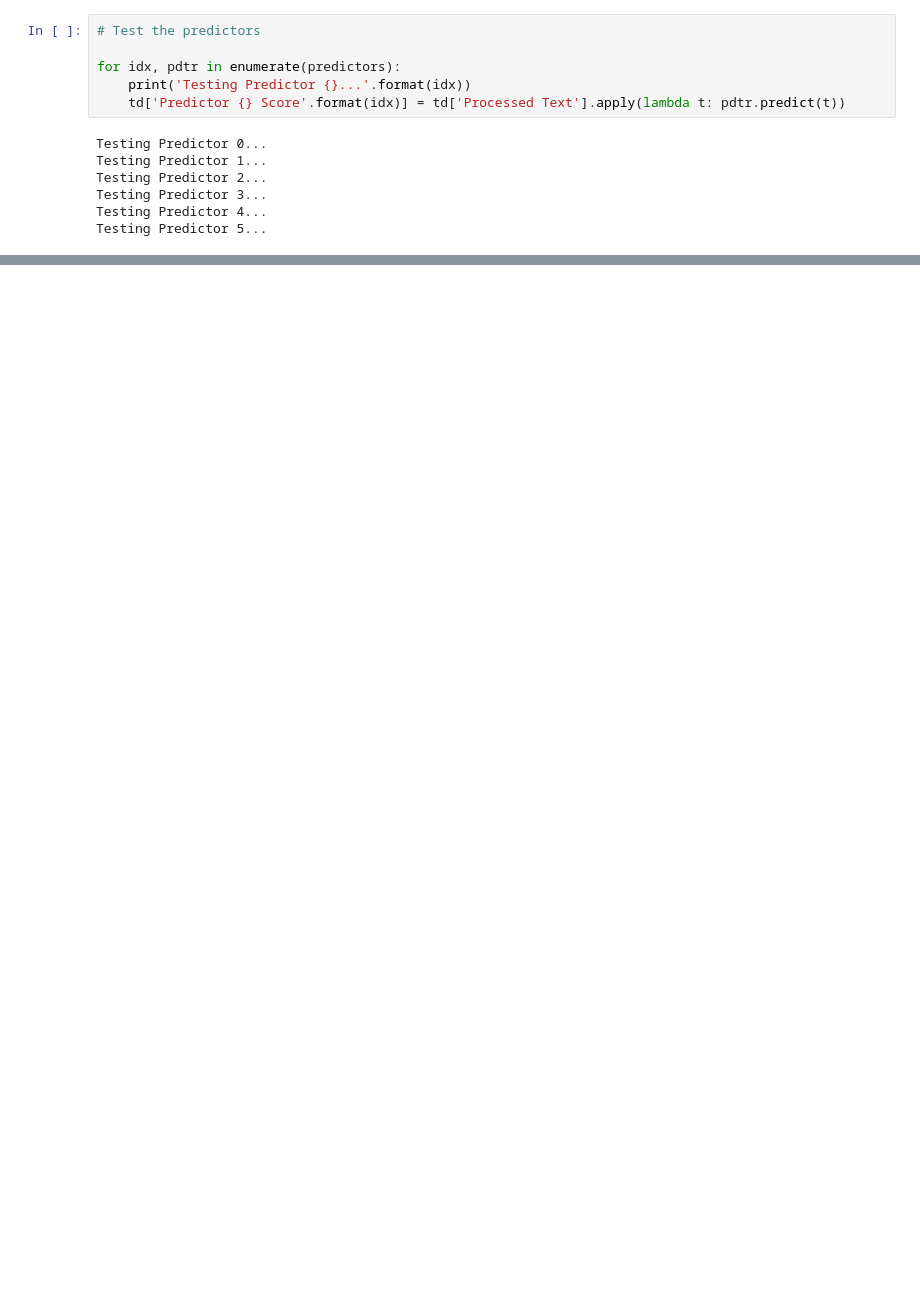
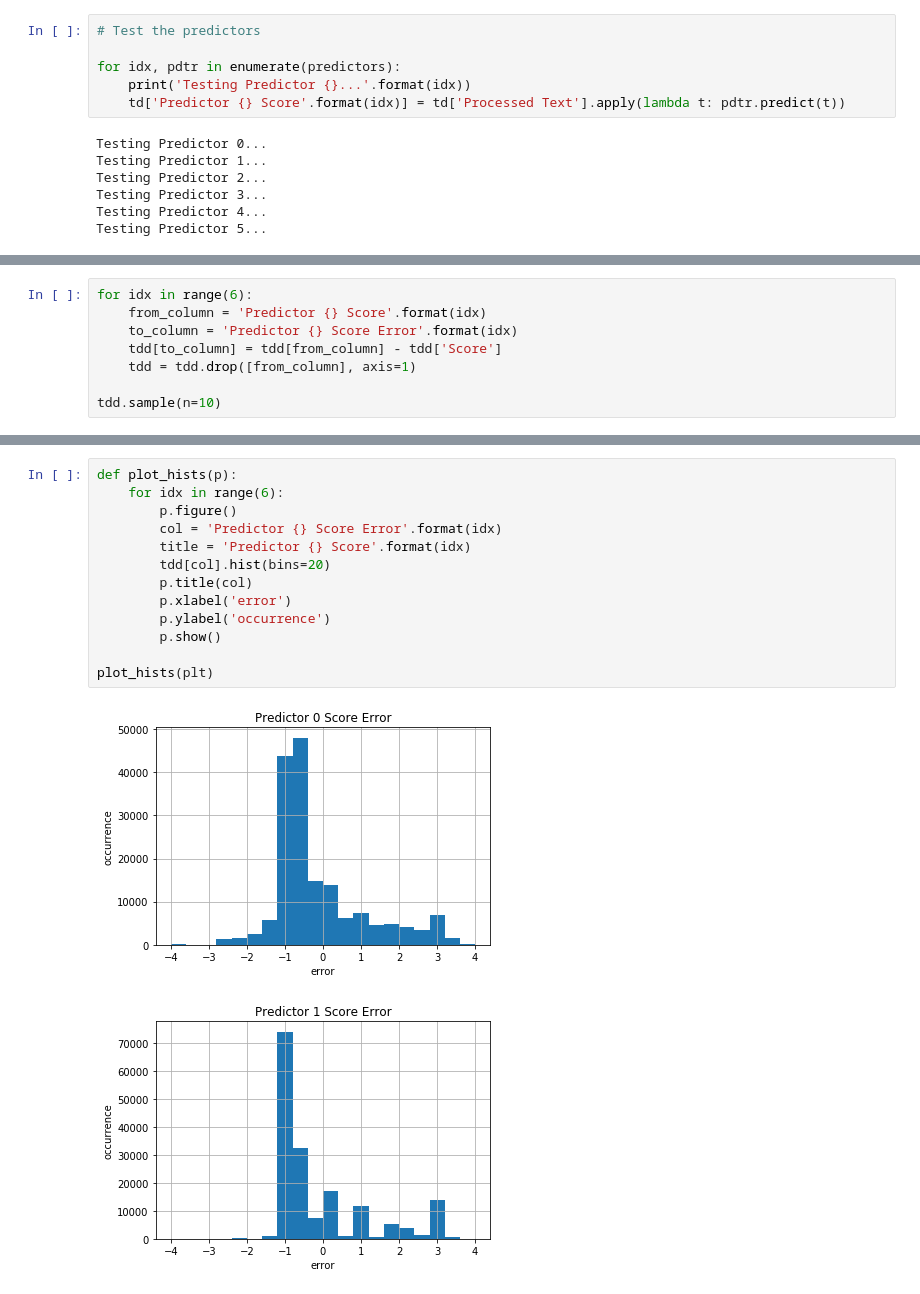
Before and after one commit to NgCalvin/BigDataProject, a Jupyter notebook: notebooks/Test Predictor.ipynb, the cells around one changed output, grey strips where cells are left out. Drawn from its saved outputs; the diff is of its cells as text; blank space fills up the shorter version.

Commit message:
Update the Jupyter Notebook for predictor error analysis

```diff
--- a/notebooks/Test Predictor.ipynb
+++ b/notebooks/Test Predictor.ipynb
@@ -128,0 +129,8 @@ tdd.sample(n=10)
+# %%
+for idx in range(6):
+    from_column = 'Predictor {} Score'.format(idx)
+    to_column = 'Predictor {} Score Error'.format(idx)
+    tdd[to_column] = tdd[from_column] - tdd['Score']
+    tdd = tdd.drop([from_column], axis=1)
+
+tdd.sample(n=10)
@@ -128,0 +149,16 @@ tdd.sample(n=10)
+# %%
+def plot_hists(p):
+    for idx in range(6):
+        p.figure()
+        col = 'Predictor {} Score Error'.format(idx)
+        title = 'Predictor {} Score'.format(idx)
+        tdd[col].hist(bins=20)
+        p.title(col)
+        p.xlabel('error')
+        p.ylabel('occurrence')
+        p.show()
+
+plot_hists(plt)
+# %% [output]
+[figure, added]
+[figure, added]
```
Also changed, not shown: parts of 7 cells of this notebook.
